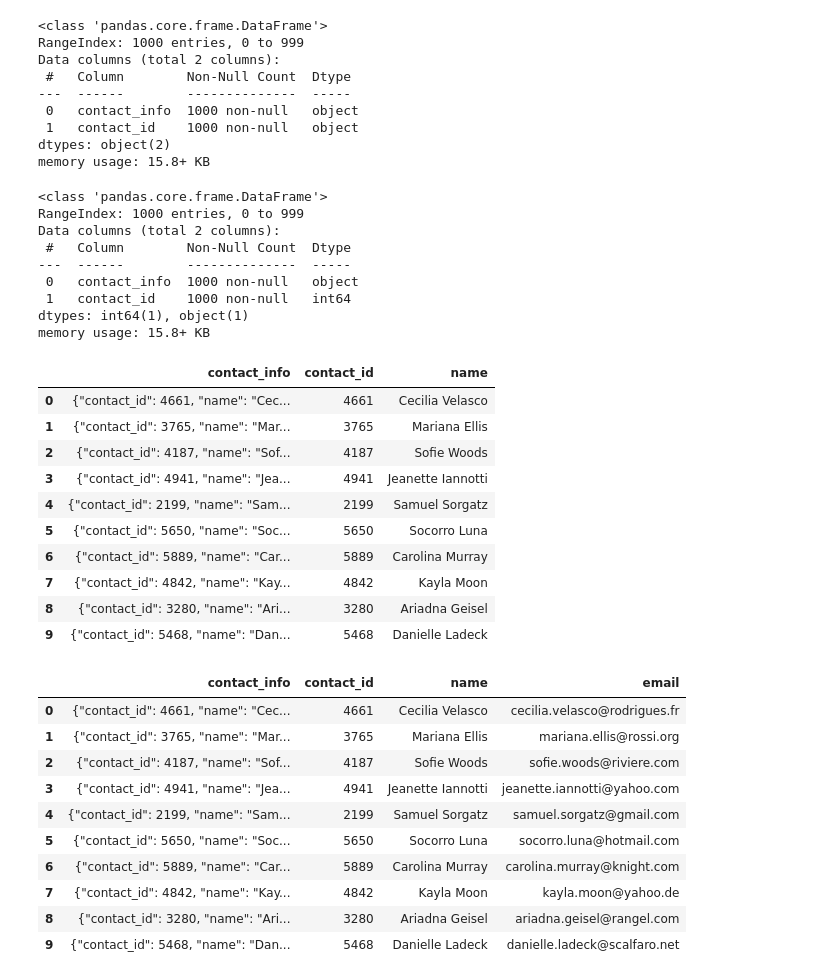
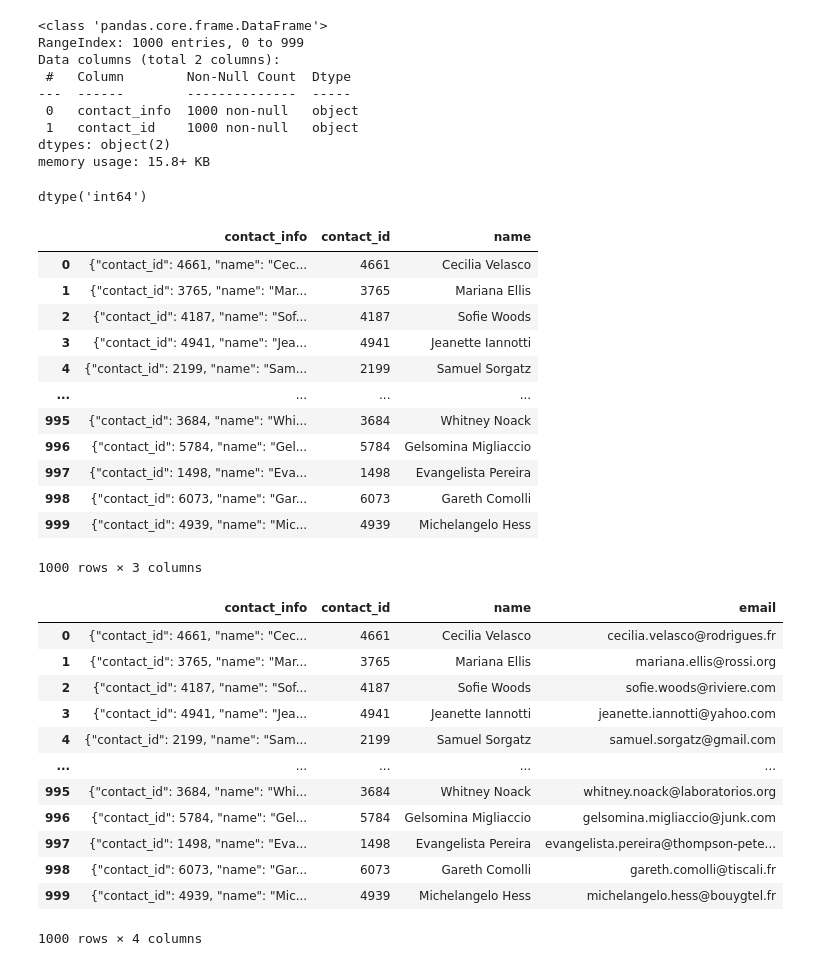
Before and after one commit to TJDavis91/Crowdfunding_ETL, a Jupyter notebook: Resources/ETL_Mini_Project_TDavis_GAdesanmi.ipynb, the cells around one changed output. Drawn from its saved outputs; the diff is of its cells as text; code cells hidden in the pictures.

Commit message:
contacts dataframe

```diff
--- a/Resources/ETL_Mini_Project_TDavis_GAdesanmi.ipynb
+++ b/Resources/ETL_Mini_Project_TDavis_GAdesanmi.ipynb
@@ -293,7 +293,7 @@ campaign_cleaned.to_csv("C:/Users/tj_da/OneDrive/Desktop/Crowdfunding_ETL/Resour
 ### Extract the contacts.xlsx Data.
 # %%
 # Read the data into a Pandas DataFrame. Use the `header=2` parameter when reading in the data.
-contact_info_df = pd.read_excel("C:/Users/tj_da/OneDrive/Desktop/Crowdfunding_ETL/Resources/contacts.xlsx", header=3)
+contact_info_df = pd.read_excel('contacts.xlsx', header=3)
 contact_info_df.head()
 # %% [output]
 |  | contact_info |
@@ -412,6 +414,8 @@ contact_info_df_copy.head()
 | 4 | {"contact_id": 2199, "name": "Sam... |
 # %%
 # Extract the four-digit contact ID number.
+contact_info_df_copy['contact_id'] = contact_info_df_copy['contact_info'].str.extract(r'contact_id": (\d{4})')
+contact_info_df_copy
 # %% [output]
 |  | contact_info | contact_id |
 | 0 | {"contact_id": 4661, "name": "Cec... | 4661 |
@@ -433,18 +445,14 @@ dtypes: object(2)
 memory usage: 15.8+ KB
 # %%
 # Convert the "contact_id" column to an int64 data type.
+contact_info_df_copy['contact_id']=contact_info_df_copy['contact_id'].astype(int)
+contact_info_df_copy['contact_id'].dtype
 # %% [output]
-<class 'pandas.core.frame.DataFrame'>
-RangeIndex: 1000 entries, 0 to 999
-Data columns (total 2 columns):
- #   Column        Non-Null Count  Dtype
----  ------        --------------  -----
- 0   contact_info  1000 non-null   object
- 1   contact_id    1000 non-null   int64
-dtypes: int64(1), object(1)
-memory usage: 15.8+ KB
+dtype('int64')
 # %%
 # Extract the name of the contact and add it to a new column.
+contact_info_df_copy['name'] = contact_info_df_copy['contact_info'].str.extract(r'"name": "([^"]*)"')
+contact_info_df_copy
 # %% [output]
 |  | contact_info | contact_id | name |
 | 0 | {"contact_id": 4661, "name": "Cec... | 4661 | Cecilia Velasco |
@@ -452,24 +460,30 @@ memory usage: 15.8+ KB
 | 2 | {"contact_id": 4187, "name": "Sof... | 4187 | Sofie Woods |
 | 3 | {"contact_id": 4941, "name": "Jea... | 4941 | Jeanette Iannotti |
 | 4 | {"contact_id": 2199, "name": "Sam... | 2199 | Samuel Sorgatz |
-| 5 | {"contact_id": 5650, "name": "Soc... | 5650 | Socorro Luna |
-| 6 | {"contact_id": 5889, "name": "Car... | 5889 | Carolina Murray |
-| 7 | {"contact_id": 4842, "name": "Kay... | 4842 | Kayla Moon |
-| 8 | {"contact_id": 3280, "name": "Ari... | 3280 | Ariadna Geisel |
-| 9 | {"contact_id": 5468, "name": "Dan... | 5468 | Danielle Ladeck |
+| ... | ... | ... | ... |
+| 995 | {"contact_id": 3684, "name": "Whi... | 3684 | Whitney Noack |
+| 996 | {"contact_id": 5784, "name": "Gel... | 5784 | Gelsomina Migliaccio |
+| 997 | {"contact_id": 1498, "name": "Eva... | 1498 | Evangelista Pereira |
+| 998 | {"contact_id": 6073, "name": "Gar... | 6073 | Gareth Comolli |
+| 999 | {"contact_id": 4939, "name": "Mic... | 4939 | Michelangelo Hess |
+1000 rows × 3 columns
 # %%
 # Extract the email from the contacts and add the values to a new column.
+contact_info_df_copy['email'] = contact_info_df_copy['contact_info'].str.extract(r'"email": "([^"]*)"')
+contact_info_df_copy
 # %% [output]
 |  | contact_info | contact_id | name | email |
 | 0 | {"contact_id": 4661, "name": "Cec... | 4661 | Cecilia Velasco | cecilia.velasco@rodrigues.fr |
 | 1 | {"contact_id": 3765, "name": "Mar... | 3765 | Mariana Ellis | mariana.ellis@rossi.org |
 | 2 | {"contact_id": 4187, "name": "Sof... | 4187 | Sofie Woods | sofie.woods@riviere.com |
 | 3 | {"contact_id": 4941, "name": "Jea... | 4941 | Jeanette Iannotti | jeanette.iannotti@yahoo.com |
 | 4 | {"contact_id": 2199, "name": "Sam... | 2199 | Samuel Sorgatz | samuel.sorgatz@gmail.com |
-| 5 | {"contact_id": 5650, "name": "Soc... | 5650 | Socorro Luna | socorro.luna@hotmail.com |
-| 6 | {"contact_id": 5889, "name": "Car... | 5889 | Carolina Murray | carolina.murray@knight.com |
-| 7 | {"contact_id": 4842, "name": "Kay... | 4842 | Kayla Moon | kayla.moon@yahoo.de |
-| 8 | {"contact_id": 3280, "name": "Ari... | 3280 | Ariadna Geisel | ariadna.geisel@rangel.com |
-| 9 | {"contact_id": 5468, "name": "Dan... | 5468 | Danielle Ladeck | danielle.ladeck@scalfaro.net |
+| ... | ... | ... | ... | ... |
+| 995 | {"contact_id": 3684, "name": "Whi... | 3684 | Whitney Noack | whitney.noack@laboratorios.org |
+| 996 | {"contact_id": 5784, "name": "Gel... | 5784 | Gelsomina Migliaccio | gelsomina.migliaccio@junk.com |
+| 997 | {"contact_id": 1498, "name": "Eva... | 1498 | Evangelista Pereira | evangelista.pereira@thompson-pete... |
+| 998 | {"contact_id": 6073, "name": "Gar... | 6073 | Gareth Comolli | gareth.comolli@tiscali.fr |
+| 999 | {"contact_id": 4939, "name": "Mic... | 4939 | Michelangelo Hess | michelangelo.hess@bouygtel.fr |
+1000 rows × 4 columns
 # %%
 # Create a copy of the contact_info_df with the 'contact_id', 'name', 'email' columns.
```
Also changed, not shown: parts of 12 cells of this notebook, 1 other file.
